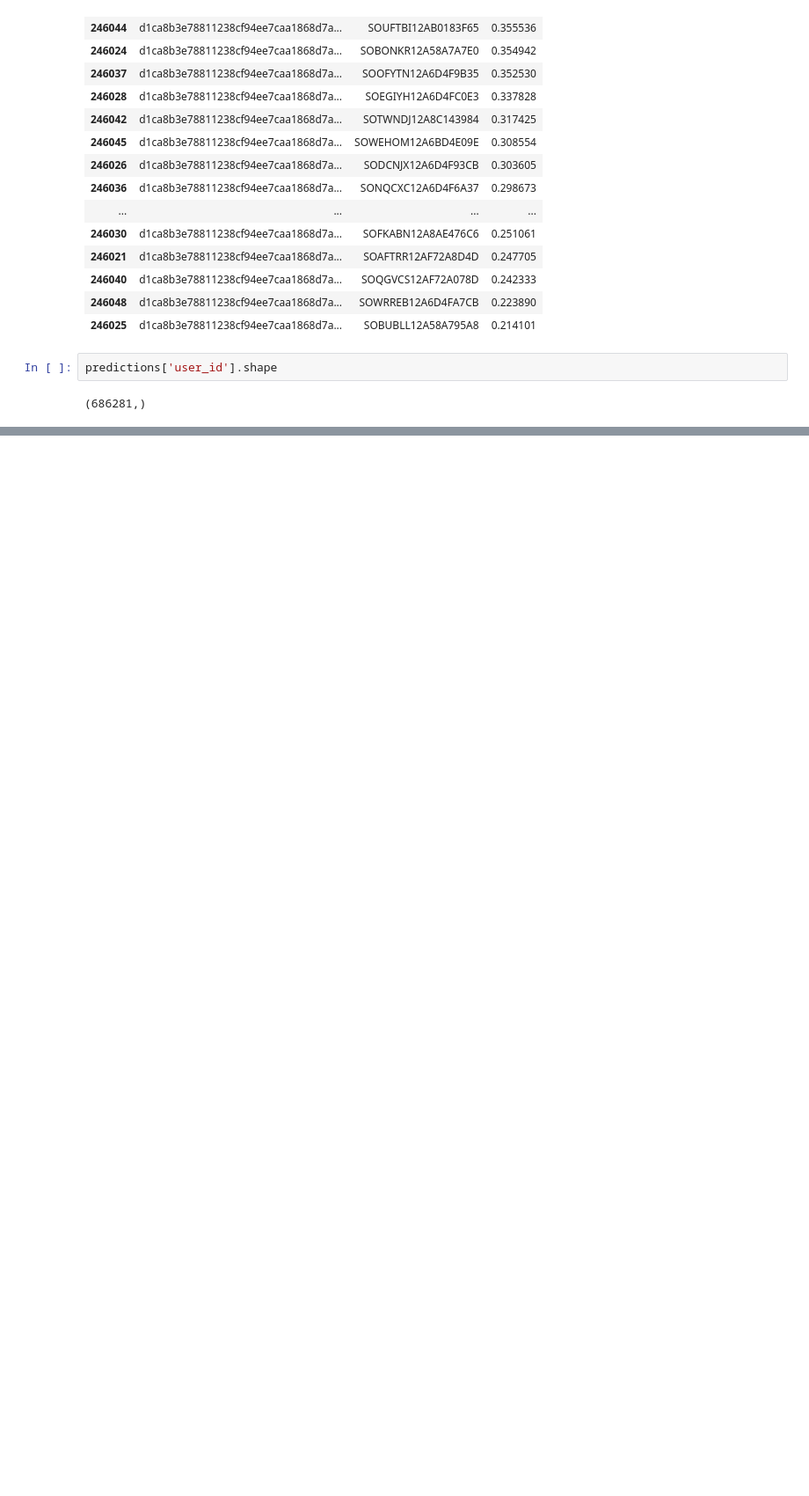
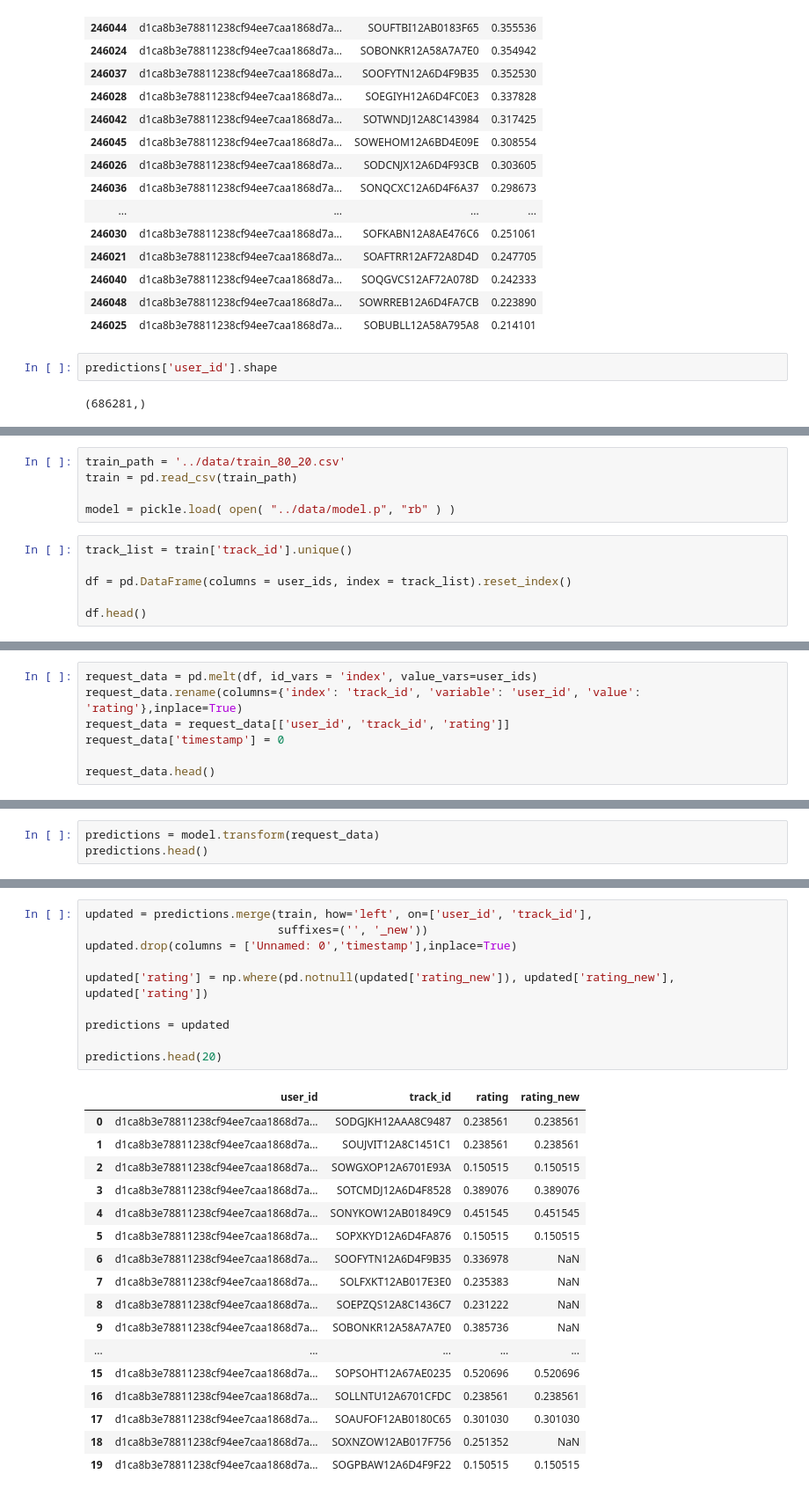
Before and after one commit to chrisshaffer/group-playlist-recommender, a Jupyter notebook: src/score_notebook.ipynb, the cells around one changed output, grey strips where cells are left out. Shown at 88% size. Saved outputs shown, nothing was run; the diff lists cells and outputs as text; blank space fills up the shorter version.

```diff
--- a/src/score_notebook.ipynb
+++ b/src/score_notebook.ipynb
@@ -69,0 +103,11 @@ predictions['user_id'].shape
+# %%
+train_path = '../data/train_80_20.csv'
+train = pd.read_csv(train_path)
+
+model = pickle.load( open( "../data/model.p", "rb" ) )
+# %%
+track_list = train['track_id'].unique()
+
+df = pd.DataFrame(columns = user_ids, index = track_list).reset_index()
+
+df.head()
@@ -69,0 +121,7 @@ predictions['user_id'].shape
+# %%
+request_data = pd.melt(df, id_vars = 'index', value_vars=user_ids)
+request_data.rename(columns={'index': 'track_id', 'variable': 'user_id', 'value': 'rating'},inplace=True)
+request_data = request_data[['user_id', 'track_id', 'rating']]
+request_data['timestamp'] = 0
+
+request_data.head()
@@ -69,0 +135,3 @@ predictions['user_id'].shape
+# %%
+predictions = model.transform(request_data)
+predictions.head()
@@ -69,0 +145,28 @@ predictions['user_id'].shape
+# %%
+updated = predictions.merge(train, how='left', on=['user_id', 'track_id'],
+                            suffixes=('', '_new'))
+updated.drop(columns = ['Unnamed: 0','timestamp'],inplace=True)
+
+updated['rating'] = np.where(pd.notnull(updated['rating_new']), updated['rating_new'], updated['rating'])
+
+predictions = updated
+
+predictions.head(20)
+# %% [output]
+|  | user_id | track_id | rating | rating_new |
+| 0 | d1ca8b3e78811238cf94ee7caa1868d7a... | SODGJKH12AAA8C9487 | 0.238561 | 0.238561 |
+| 1 | d1ca8b3e78811238cf94ee7caa1868d7a... | SOUJVIT12A8C1451C1 | 0.238561 | 0.238561 |
+| 2 | d1ca8b3e78811238cf94ee7caa1868d7a... | SOWGXOP12A6701E93A | 0.150515 | 0.150515 |
+| 3 | d1ca8b3e78811238cf94ee7caa1868d7a... | SOTCMDJ12A6D4F8528 | 0.389076 | 0.389076 |
+| 4 | d1ca8b3e78811238cf94ee7caa1868d7a... | SONYKOW12AB01849C9 | 0.451545 | 0.451545 |
+| 5 | d1ca8b3e78811238cf94ee7caa1868d7a... | SOPXKYD12A6D4FA876 | 0.150515 | 0.150515 |
+| 6 | d1ca8b3e78811238cf94ee7caa1868d7a... | SOOFYTN12A6D4F9B35 | 0.336978 | NaN |
+| 7 | d1ca8b3e78811238cf94ee7caa1868d7a... | SOLFXKT12AB017E3E0 | 0.235383 | NaN |
+| 8 | d1ca8b3e78811238cf94ee7caa1868d7a... | SOEPZQS12A8C1436C7 | 0.231222 | NaN |
+| 9 | d1ca8b3e78811238cf94ee7caa1868d7a... | SOBONKR12A58A7A7E0 | 0.385736 | NaN |
+| ... | ... | ... | ... | ... |
+| 15 | d1ca8b3e78811238cf94ee7caa1868d7a... | SOPSOHT12A67AE0235 | 0.520696 | 0.520696 |
+| 16 | d1ca8b3e78811238cf94ee7caa1868d7a... | SOLLNTU12A6701CFDC | 0.238561 | 0.238561 |
+| 17 | d1ca8b3e78811238cf94ee7caa1868d7a... | SOAUFOF12AB0180C65 | 0.301030 | 0.301030 |
+| 18 | d1ca8b3e78811238cf94ee7caa1868d7a... | SOXNZOW12AB017F756 | 0.251352 | NaN |
+| 19 | d1ca8b3e78811238cf94ee7caa1868d7a... | SOGPBAW12A6D4F9F22 | 0.150515 | 0.150515 |
```
Also changed, not shown: parts of 12 cells of this notebook, 6 other files.
